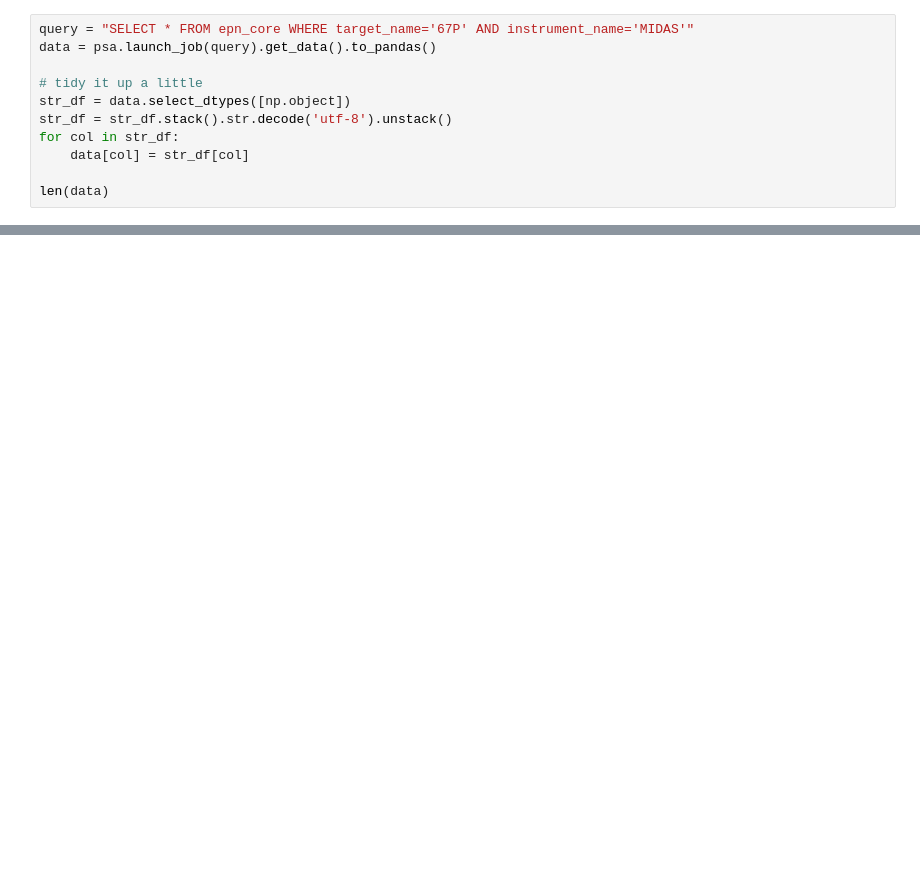
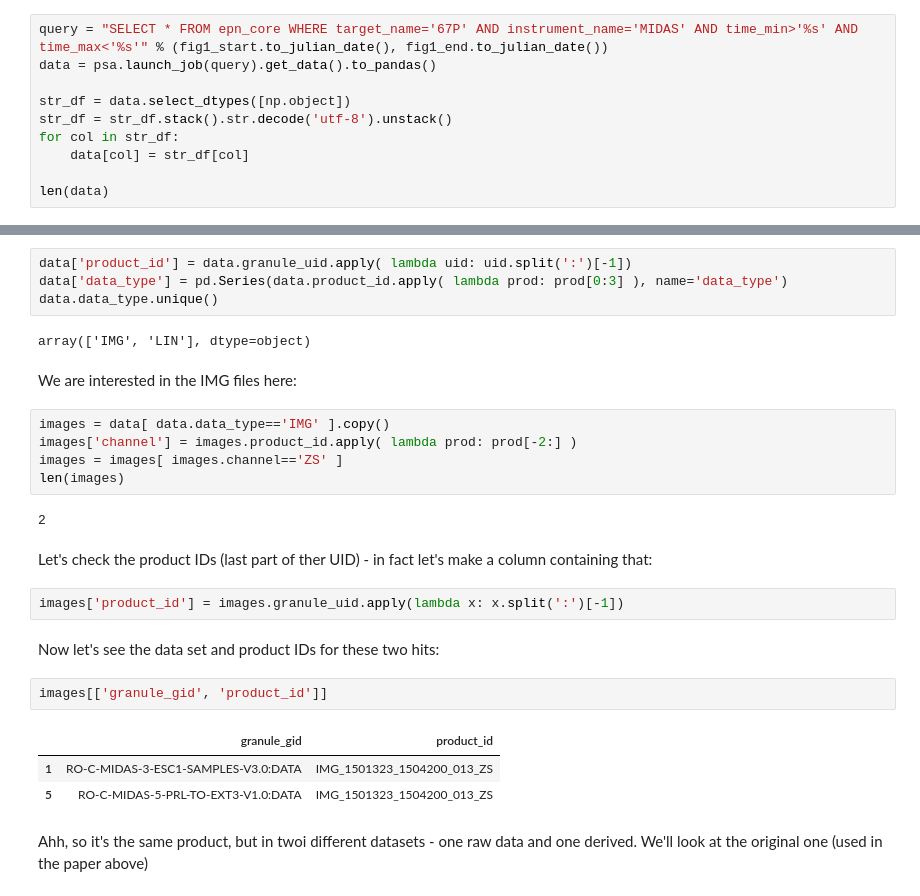
Before and after one commit to msbentley/midas-analysis, a Jupyter notebook: midas-analysis.ipynb, the cells around one changed output, grey strips where cells are left out. Saved outputs shown, nothing was run; the diff lists cells and outputs as text; blank space fills up the shorter version.

```diff
--- a/midas-analysis.ipynb
+++ b/midas-analysis.ipynb
@@ -47,8 +133,7 @@ MIDAS images all start with IMG and the two letters at the end of the product na
 # %%
-query = "SELECT * FROM epn_core WHERE target_name='67P' AND instrument_name='MIDAS'"
+query = "SELECT * FROM epn_core WHERE target_name='67P' AND instrument_name='MIDAS' AND time_min>'%s' AND time_max<'%s'" % (fig1_start.to_julian_date(), fig1_end.to_julian_date())
 data = psa.launch_job(query).get_data().to_pandas()
 
-# tidy it up a little
 str_df = data.select_dtypes([np.object])
 str_df = str_df.stack().str.decode('utf-8').unstack()
 for col in str_df:
@@ -57,0 +153,29 @@ len(data)
+# %%
+data['product_id'] = data.granule_uid.apply( lambda uid: uid.split(':')[-1])
+data['data_type'] = pd.Series(data.product_id.apply( lambda prod: prod[0:3] ), name='data_type')
+data.data_type.unique()
+# %% [output]
+array(['IMG', 'LIN'], dtype=object)
+# %% [markdown]
+We are interested in the IMG files here:
+# %%
+images = data[ data.data_type=='IMG' ].copy()
+images['channel'] = images.product_id.apply( lambda prod: prod[-2:] )
+images = images[ images.channel=='ZS' ]
+len(images)
+# %% [output]
+2
+# %% [markdown]
+Let's check the product IDs (last part of ther UID) - in fact let's make a column containing that:
+# %%
+images['product_id'] = images.granule_uid.apply(lambda x: x.split(':')[-1])
+# %% [markdown]
+Now let's see the data set and product IDs for these two hits:
+# %%
+images[['granule_gid', 'product_id']]
+# %% [output]
+|  | granule_gid | product_id |
+| 1 | RO-C-MIDAS-3-ESC1-SAMPLES-V3.0:DATA | IMG_1501323_1504200_013_ZS |
+| 5 | RO-C-MIDAS-5-PRL-TO-EXT3-V1.0:DATA | IMG_1501323_1504200_013_ZS |
+# %% [markdown]
+Ahh, so it's the same product, but in twoi different datasets - one raw data and one derived. We'll look at the original one (used in the paper above)
```
Also changed, not shown: parts of 70 cells of this notebook, 1 other file.
